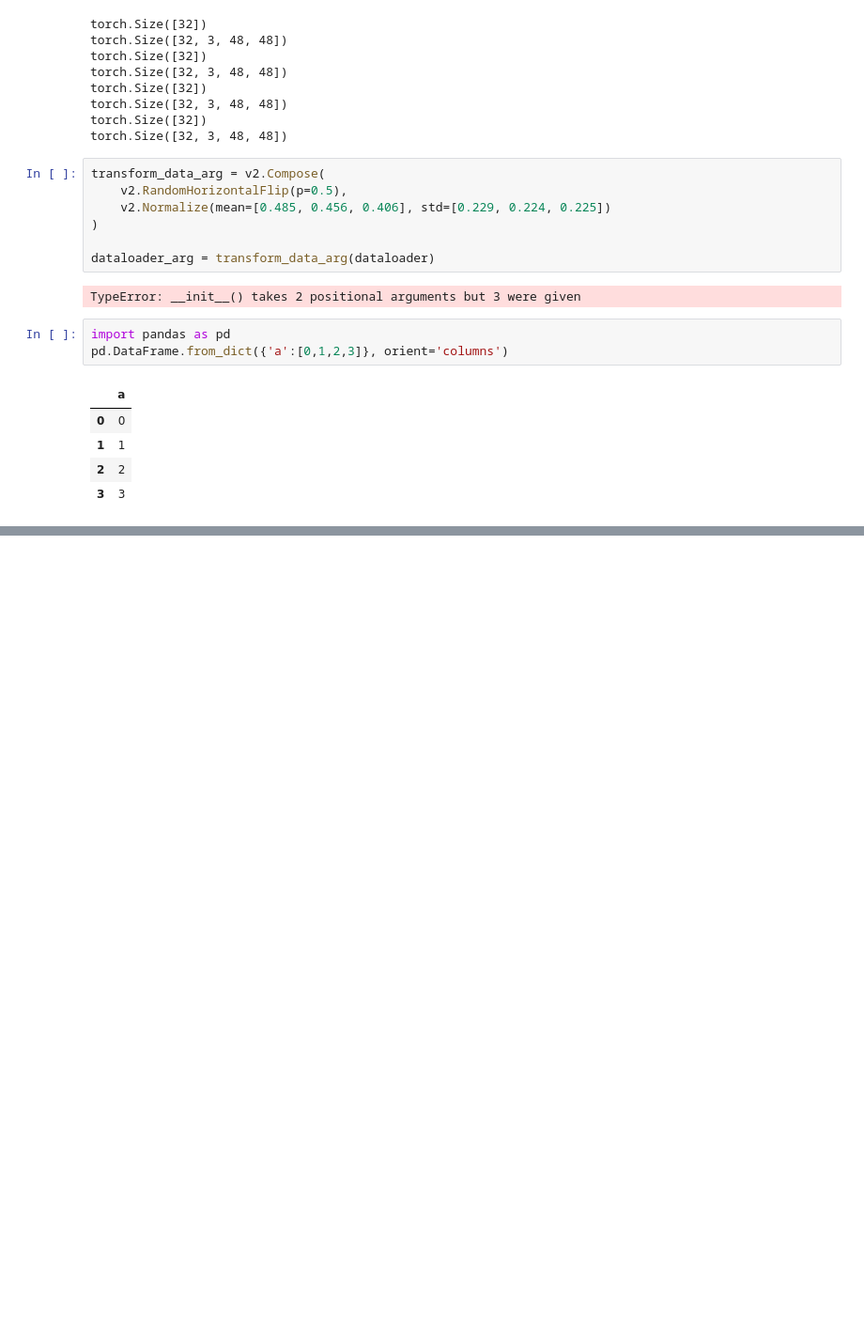
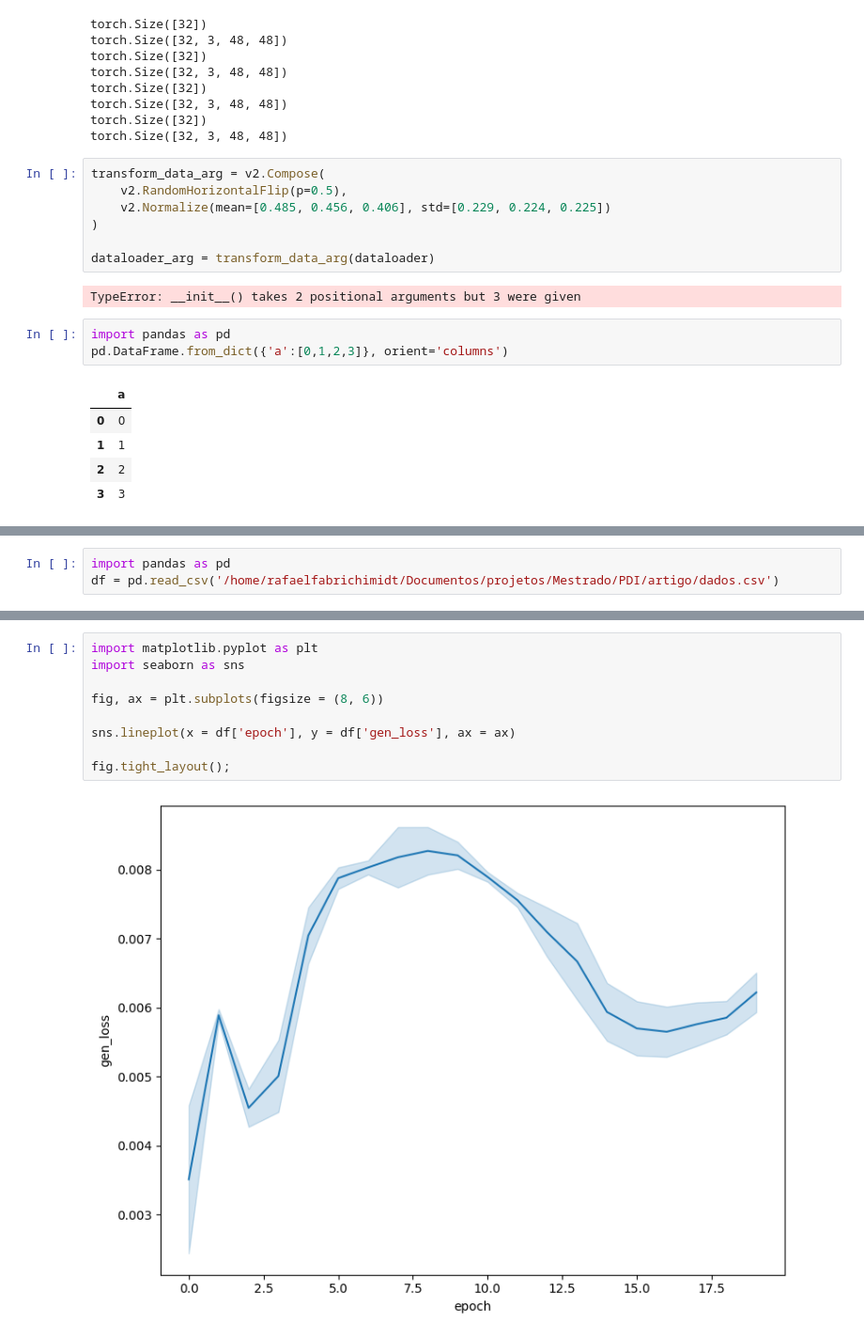
Before and after one commit to rafaelfabri/PDI-GAN, a Jupyter notebook: SRGAN/src/teste-jupyter.ipynb, the cells around one changed output, grey strips where cells are left out. Shown: that part at 94% size. Drawn from its saved outputs; the diff is of its cells as text; blank space fills up the shorter version.

```diff
--- a/SRGAN/src/teste-jupyter.ipynb
+++ b/SRGAN/src/teste-jupyter.ipynb
@@ -102,0 +156,3 @@ pd.DataFrame.from_dict({'a':[0,1,2,3]}, orient='columns')
+# %%
+import pandas as pd
+df = pd.read_csv('/home/rafaelfabrichimidt/Documentos/projetos/Mestrado/PDI/artigo/dados.csv')
@@ -102,0 +179,11 @@ pd.DataFrame.from_dict({'a':[0,1,2,3]}, orient='columns')
+# %%
+import matplotlib.pyplot as plt
+import seaborn as sns
+
+fig, ax = plt.subplots(figsize = (8, 6))
+
+sns.lineplot(x = df['epoch'], y = df['gen_loss'], ax = ax)
+
+fig.tight_layout();
+# %% [output]
+[figure, added]
```
Also changed, not shown: parts of 4 cells of this notebook, 4 other files.
